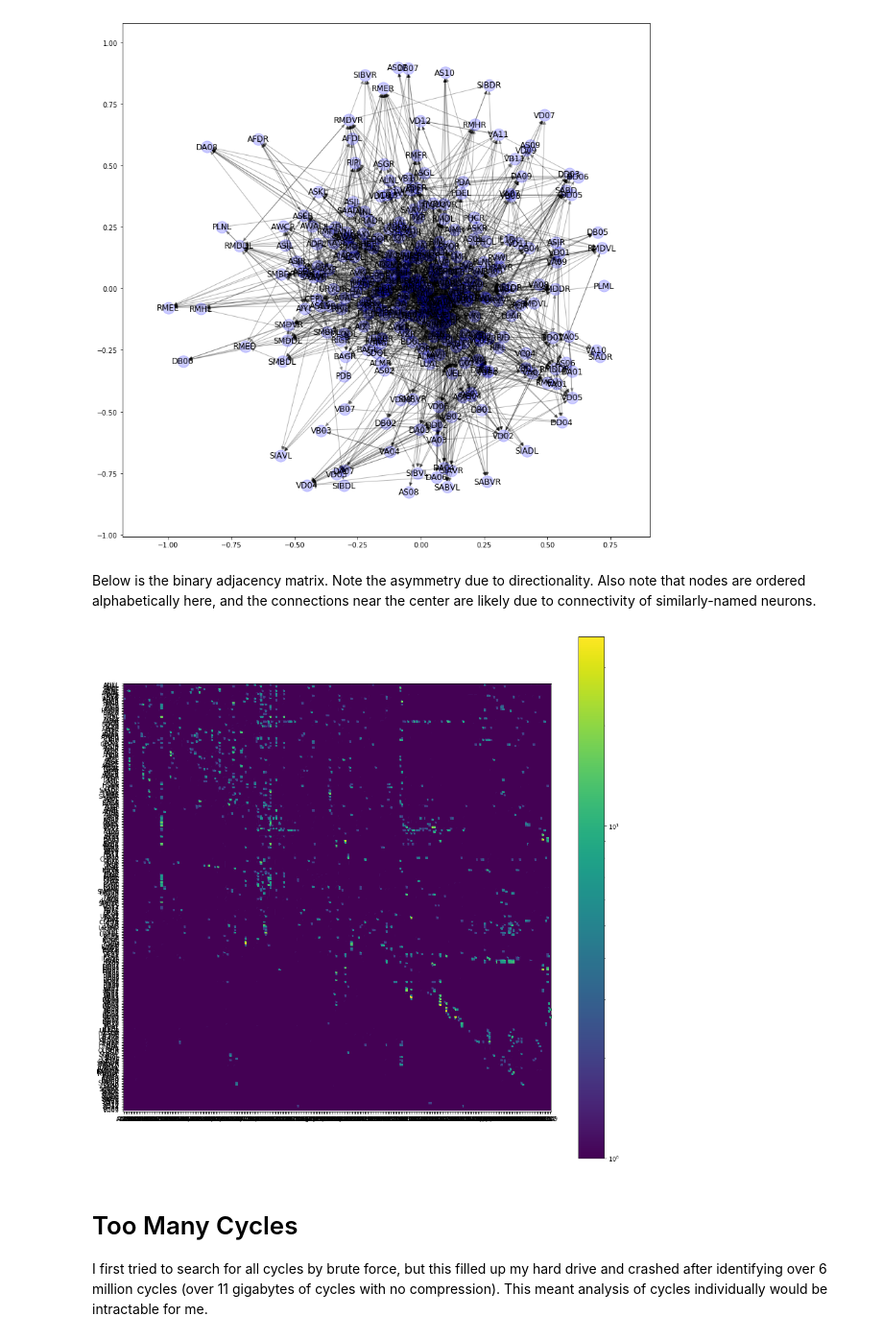
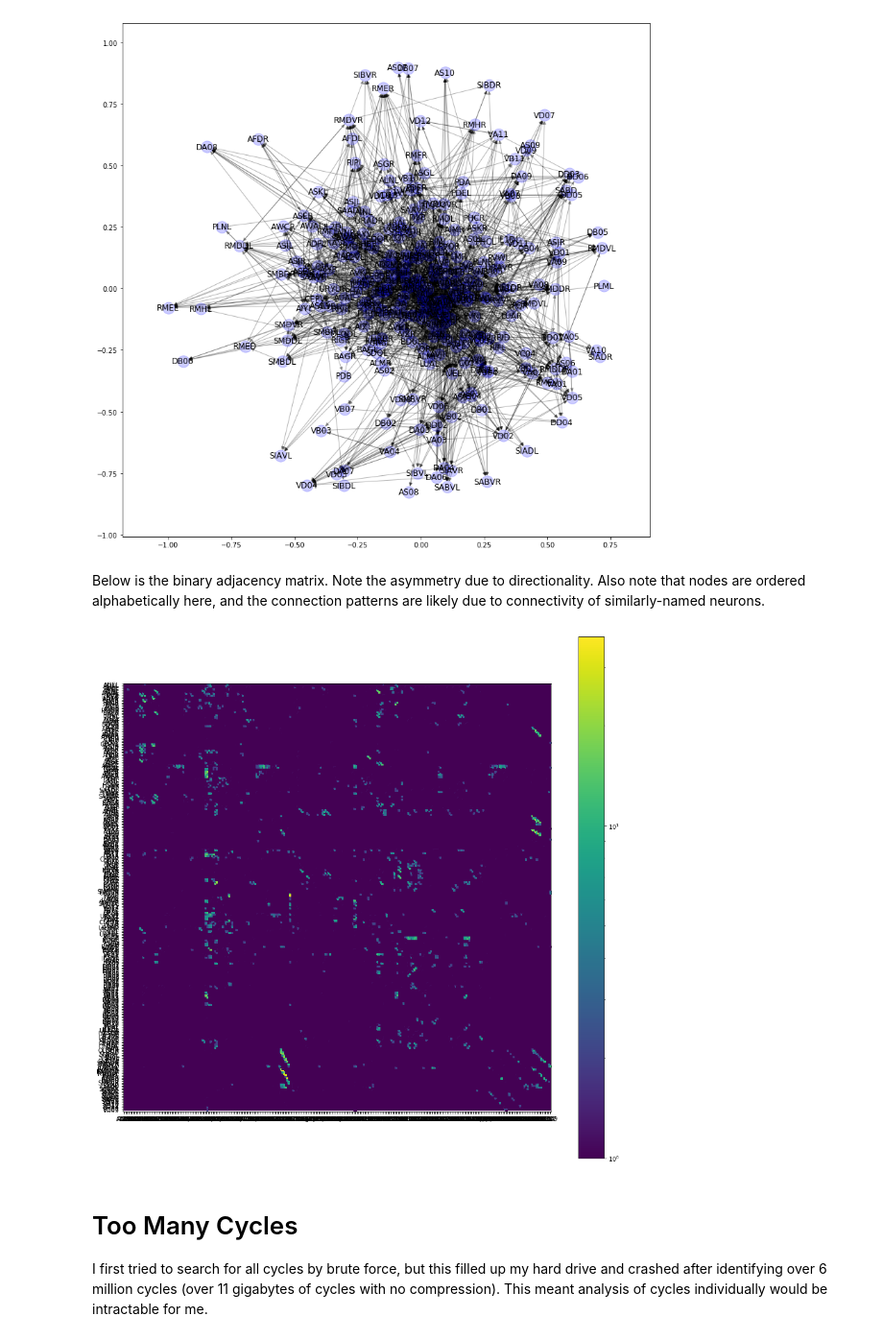
Before and after one commit to 3000farad/neuroloops, a Jupyter notebook: neuroloops.ipynb, the cells around one changed output. Shown at 96% size. Drawn from its saved outputs; the diff is of its cells as text; code cells hidden in the pictures.

```diff
--- a/neuroloops.ipynb
+++ b/neuroloops.ipynb
@@ -85,10 +86,11 @@ def get_node_cluster_map(cluster_nodes):
     return node_cluster_map
 
 # Courtesy Russ Poldrack, with a few changes
+# Note that I somehow broke this, causing
 def plot_adjmtx(G, bin=False, node_order=None, lines=None):
     # Build dataframe
     A = nx.to_numpy_array(G, nodelist=node_order, weight='weight')
-    A = pd.DataFrame(A,columns=list(G.nodes),index=list(G.nodes))
+    #A = pd.DataFrame(A,columns=list(G.nodes),index=list(G.nodes))
     # Start plotting
     plt.figure(figsize=(16,16))
     plt.imshow(A)
@@ -146,11 +148,11 @@ _=nx.draw_networkx_labels(G,pos=layout)
 # %% [output]
 [figure]
 # %% [markdown]
-Below is the binary adjacency matrix.  Note the asymmetry due to directionality.  Also note that nodes are ordered alphabetically here, and the connections near the center are likely due to connectivity of similarly-named neurons.
+Below is the binary adjacency matrix.  Note the asymmetry due to directionality.  Also note that nodes are ordered alphabetically here, and the connection patterns are likely due to connectivity of similarly-named neurons.
 # %%
-plot_adjmtx(G, True)
+plot_adjmtx(G, True, node_order=node_list)
 # %% [output]
-[figure, old version]
+[figure, new version]
 # %% [markdown]
 # Too Many Cycles
 I first tried to search for all cycles by brute force, but this filled up my hard drive and crashed after identifying over 6 million cycles (over 11 gigabytes of cycles with no compression).  This meant analysis of cycles individually would be intractable for me.
```
Also changed, not shown: parts of 11 cells of this notebook.
